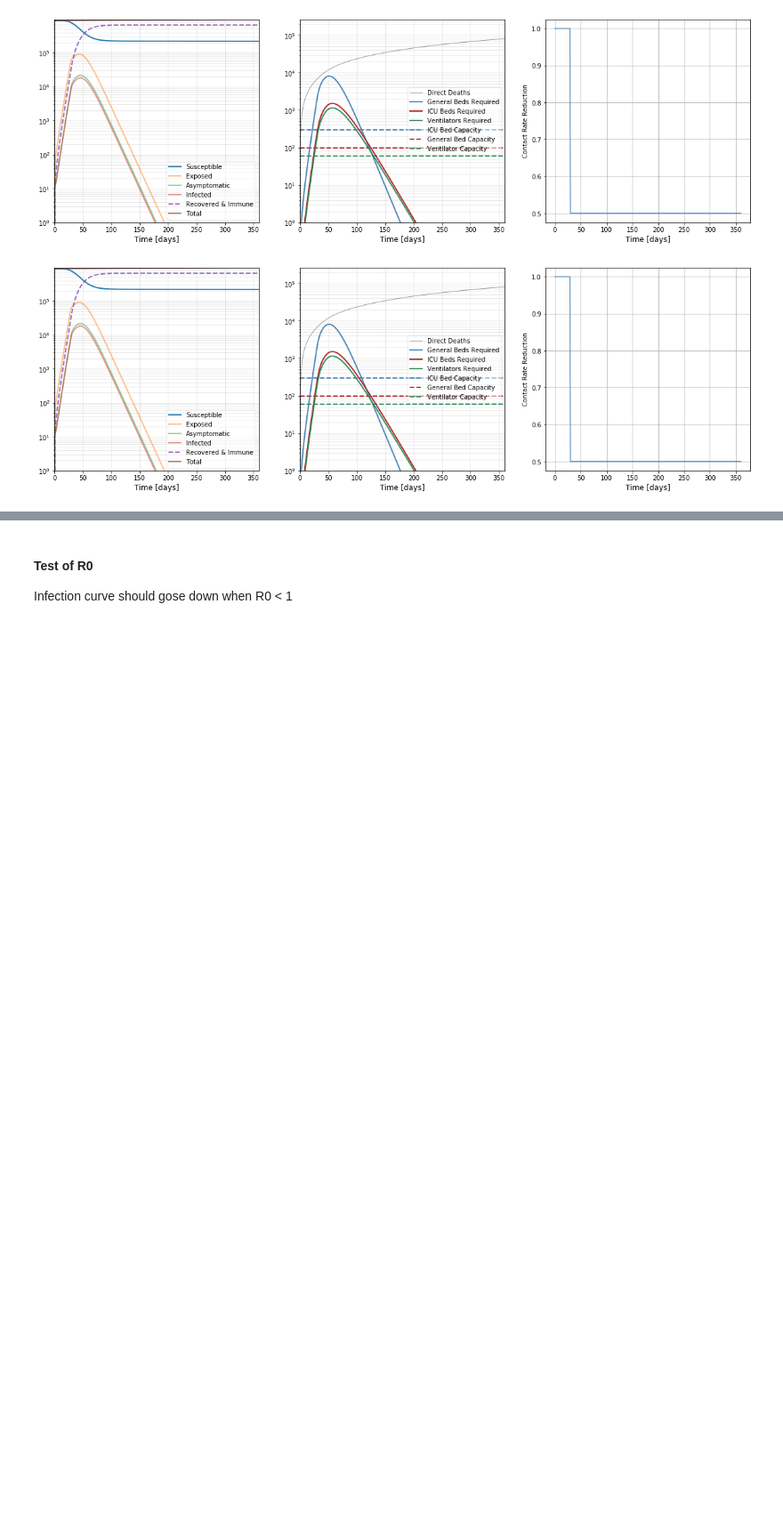
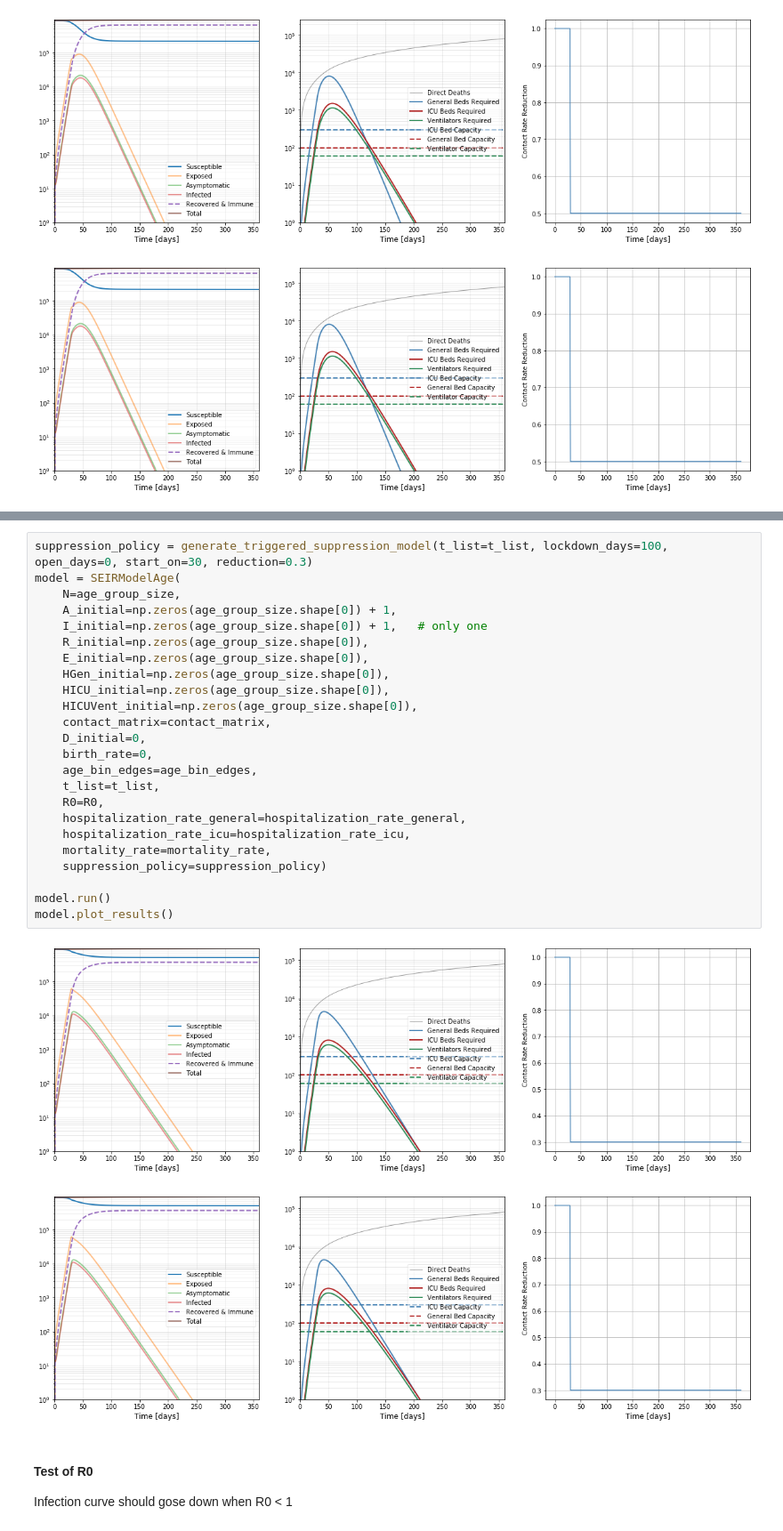
Before and after one commit to erccarls/county_covid_seir_models, a Jupyter notebook: notebooks/SEIR_age_structure.ipynb, the cells around one changed output, grey strips where cells are left out. Shown at 89% size. Saved outputs shown, nothing was run; the diff lists cells and outputs as text; blank space fills up the shorter version.

```diff
--- a/notebooks/SEIR_age_structure.ipynb
+++ b/notebooks/SEIR_age_structure.ipynb
@@ -145,3 +170,30 @@ model.plot_results()
+# %%
+suppression_policy = generate_triggered_suppression_model(t_list=t_list, lockdown_days=100, open_days=0, start_on=30, reduction=0.3)
+model = SEIRModelAge(
+    N=age_group_size,
+    A_initial=np.zeros(age_group_size.shape[0]) + 1,
+    I_initial=np.zeros(age_group_size.shape[0]) + 1,   # only one
+    R_initial=np.zeros(age_group_size.shape[0]),
+    E_initial=np.zeros(age_group_size.shape[0]),
+    HGen_initial=np.zeros(age_group_size.shape[0]),
+    HICU_initial=np.zeros(age_group_size.shape[0]),
+    HICUVent_initial=np.zeros(age_group_size.shape[0]),
+    contact_matrix=contact_matrix,
+    D_initial=0,
+    birth_rate=0,
+    age_bin_edges=age_bin_edges,
+    t_list=t_list,
+    R0=R0,
+    hospitalization_rate_general=hospitalization_rate_general,
+    hospitalization_rate_icu=hospitalization_rate_icu,
+    mortality_rate=mortality_rate,
+    suppression_policy=suppression_policy)
+
+model.run()
+model.plot_results()
+# %% [output]
+[figure, added]
+[figure, added]
 # %% [markdown]
 #### Test of R0
 Infection curve should gose down when R0 < 1
```
Also changed, not shown: parts of 6 cells of this notebook.
